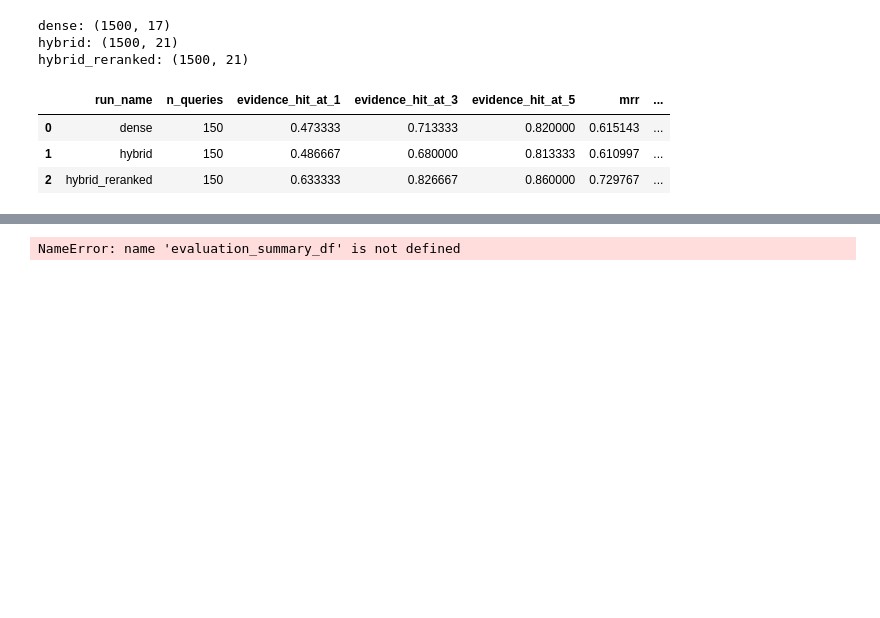
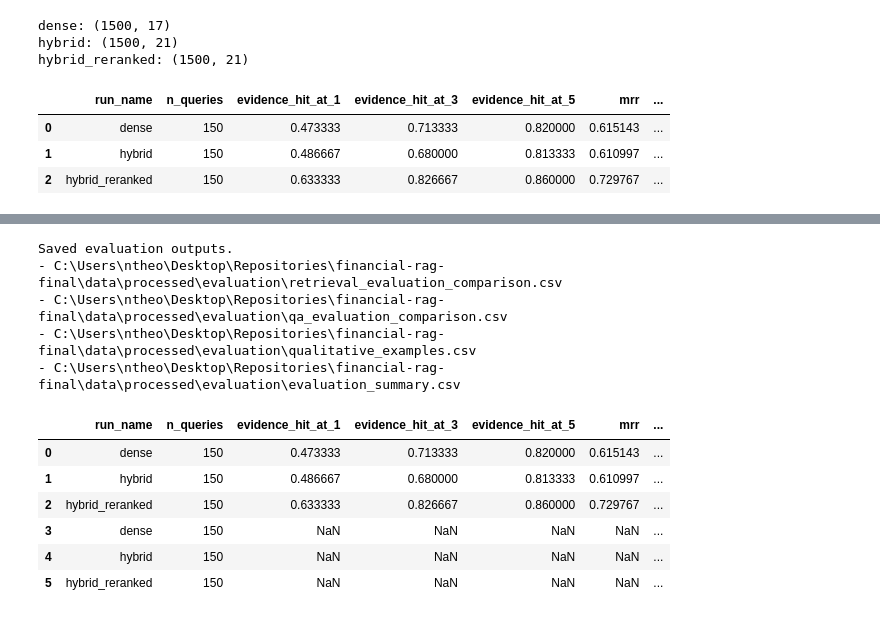
Before and after one commit to ntheofan/financial-rag-final, a Jupyter notebook: notebooks/12_evaluation.ipynb, the cells around one changed output, grey strips where cells are left out. Drawn from its saved outputs; the diff is of its cells as text; code cells hidden in the pictures; blank space fills up the shorter version.

```diff
--- a/notebooks/12_evaluation.ipynb
+++ b/notebooks/12_evaluation.ipynb
@@ -388,23 +391,47 @@ qualitative_examples_df.head(10)
 | 9 | financebench_id_00299 | Which of JPM's business segments ... | Corporate. Its net revenue was -$... | JPMORGAN_2021Q1_10Q | Insufficient evidence in the retr... | PEPSICO_2021_10K | ... |
 # %%
+# Build one export-friendly summary table from all available evaluation layers.
+summary_frames = [
+    retrieval_eval_df.assign(metric_group="retrieval"),
+    qa_eval_df.assign(metric_group="qa_deterministic"),
+]
+
+if len(ragas_results_df):
+    summary_frames.append(ragas_results_df.assign(metric_group="ragas"))
+
+evaluation_summary_df = pd.concat(summary_frames, ignore_index=True, sort=False)
+
 if SAVE_OUTPUTS:
     retrieval_eval_df.to_csv(RETRIEVAL_COMPARISON_CSV_PATH, index=False, encoding="utf-8")
     qa_eval_df.to_csv(QA_COMPARISON_CSV_PATH, index=False, encoding="utf-8")
     qualitative_examples_df.to_csv(QUALITATIVE_EXAMPLES_CSV_PATH, index=False, encoding="utf-8")
     evaluation_summary_df.to_csv(EVALUATION_SUMMARY_CSV_PATH, index=False, encoding="utf-8")
 
     if len(ragas_results_df):
         ragas_results_df.to_csv(RAGAS_RESULTS_CSV_PATH, index=False, encoding="utf-8")
 
     print("Saved evaluation outputs.")
     print("-", RETRIEVAL_COMPARISON_CSV_PATH)
     print("-", QA_COMPARISON_CSV_PATH)
     print("-", QUALITATIVE_EXAMPLES_CSV_PATH)
     print("-", EVALUATION_SUMMARY_CSV_PATH)
     if len(ragas_results_df):
         print("-", RAGAS_RESULTS_CSV_PATH)
+
+evaluation_summary_df
 # %% [output]
-NameError: name 'evaluation_summary_df' is not defined
+Saved evaluation outputs.
+- C:\Users\ntheo\Desktop\Repositories\financial-rag-final\data\processed\evaluation\retrieval_evaluation_comparison.csv
+- C:\Users\ntheo\Desktop\Repositories\financial-rag-final\data\processed\evaluation\qa_evaluation_comparison.csv
+- C:\Users\ntheo\Desktop\Repositories\financial-rag-final\data\processed\evaluation\qualitative_examples.csv
+- C:\Users\ntheo\Desktop\Repositories\financial-rag-final\data\processed\evaluation\evaluation_summary.csv
+|  | run_name | n_queries | evidence_hit_at_1 | evidence_hit_at_3 | evidence_hit_at_5 | mrr | ... |
+| 0 | dense | 150 | 0.473333 | 0.713333 | 0.820000 | 0.615143 | ... |
+| 1 | hybrid | 150 | 0.486667 | 0.680000 | 0.813333 | 0.610997 | ... |
+| 2 | hybrid_reranked | 150 | 0.633333 | 0.826667 | 0.860000 | 0.729767 | ... |
+| 3 | dense | 150 | NaN | NaN | NaN | NaN | ... |
+| 4 | hybrid | 150 | NaN | NaN | NaN | NaN | ... |
+| 5 | hybrid_reranked | 150 | NaN | NaN | NaN | NaN | ... |
 # %%
 evaluation_stats = {
     "n_runs": len(RUN_NAMES),
```
Also changed, not shown: parts of 7 cells of this notebook, 20 other files.
